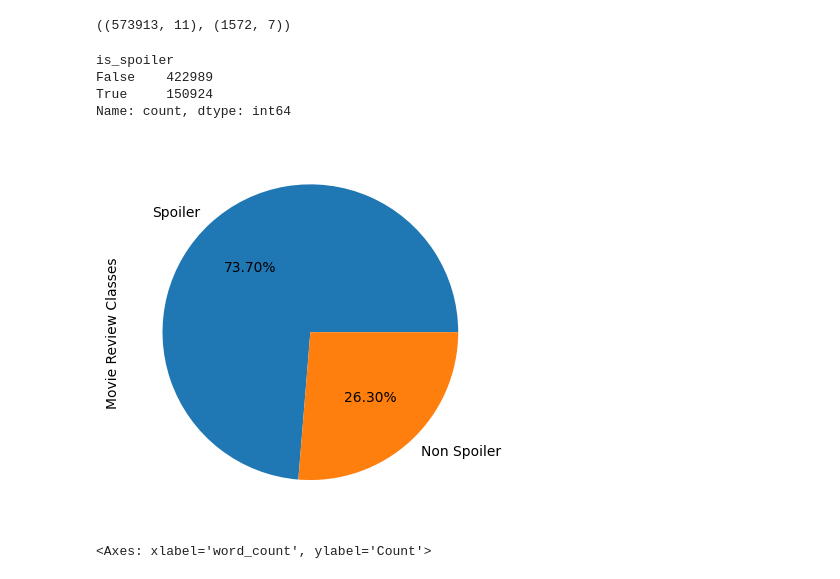
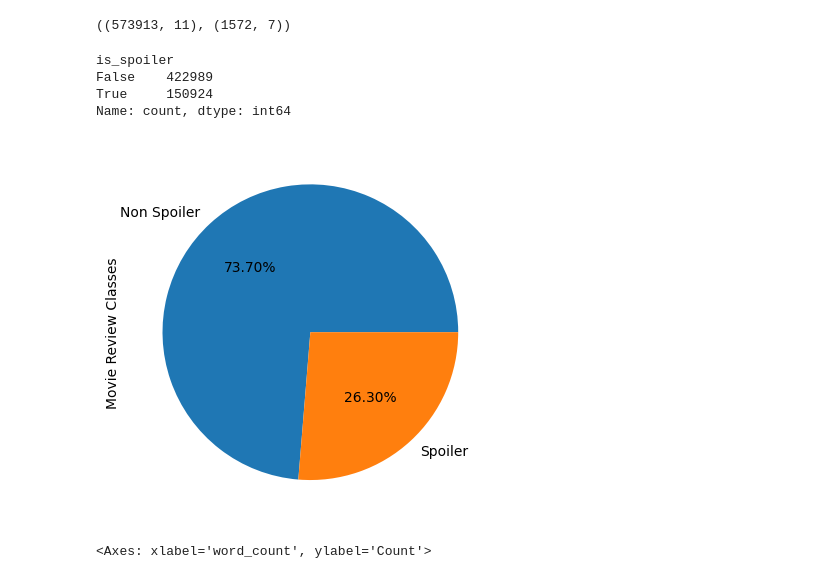
Before and after one commit to glimzzc/spoiler-miner, a Jupyter notebook: notebooks/Spoiler Detection on IMDB movie reviews.ipynb, the cells around one changed output. Cells and saved outputs as stored; diff of their text form; code cells hidden in the pictures.

Commit message:
fix(): figure

```diff
--- a/notebooks/Spoiler Detection on IMDB movie reviews.ipynb
+++ b/notebooks/Spoiler Detection on IMDB movie reviews.ipynb
@@ -68,15 +68,15 @@ review_data.shape, movie_data.shape
 # %%
 counts = review_data['is_spoiler'].value_counts()
 print(counts)
 
-plt.pie(counts, labels=['Spoiler','Non Spoiler'],autopct='%.2f%%')
+plt.pie(counts, labels=['Non Spoiler','Spoiler'],autopct='%.2f%%')
 plt.ylabel('Movie Review Classes');
 # %% [output]
 is_spoiler
 False    422989
 True     150924
 Name: count, dtype: int64
-[figure, old version]
+[figure, new version]
 # %%
 # How many words per review
 sns.histplot(x=review_data['word_count'], bins=40)
```
Also changed, not shown: parts of 2 cells of this notebook.
